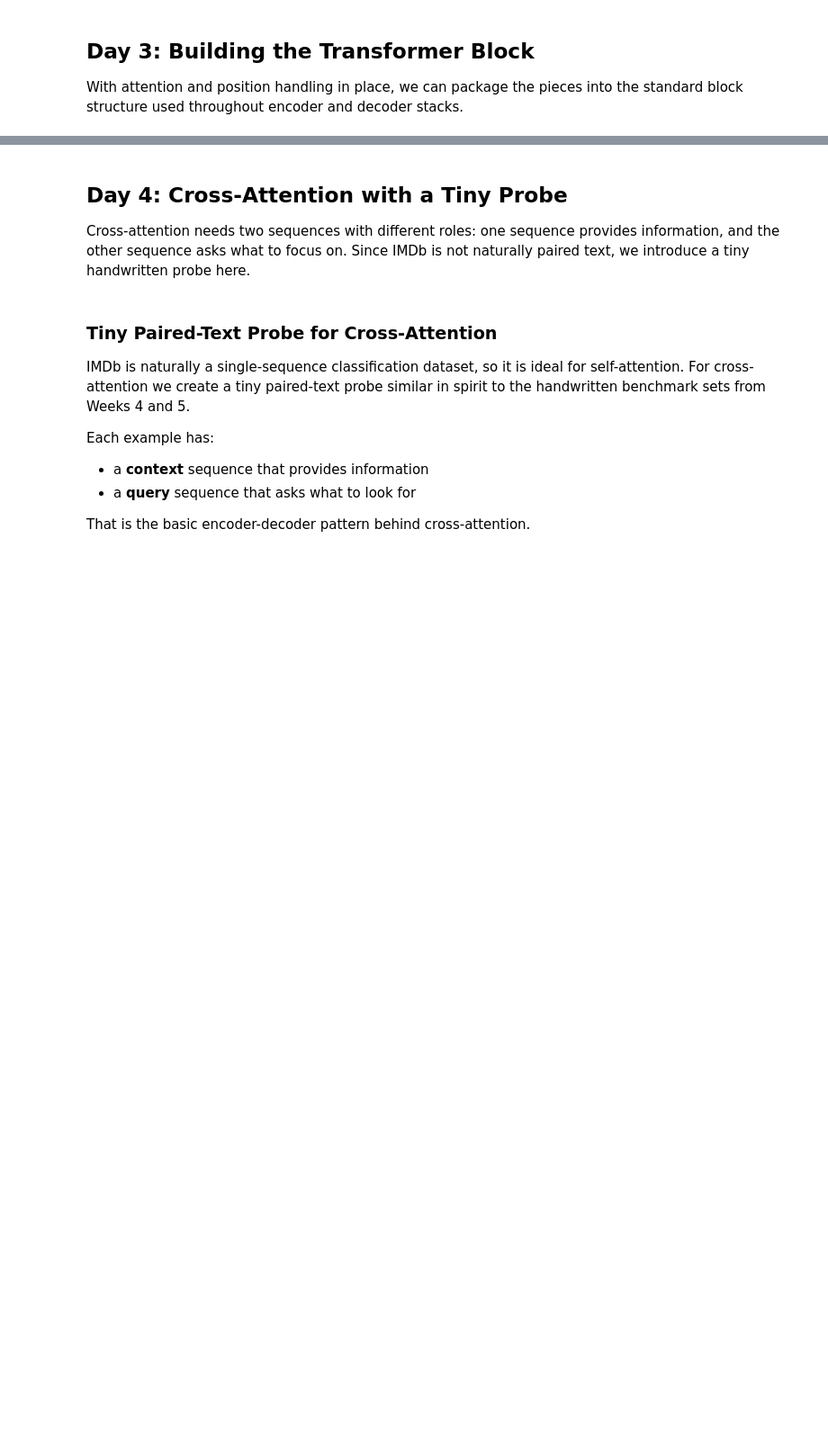
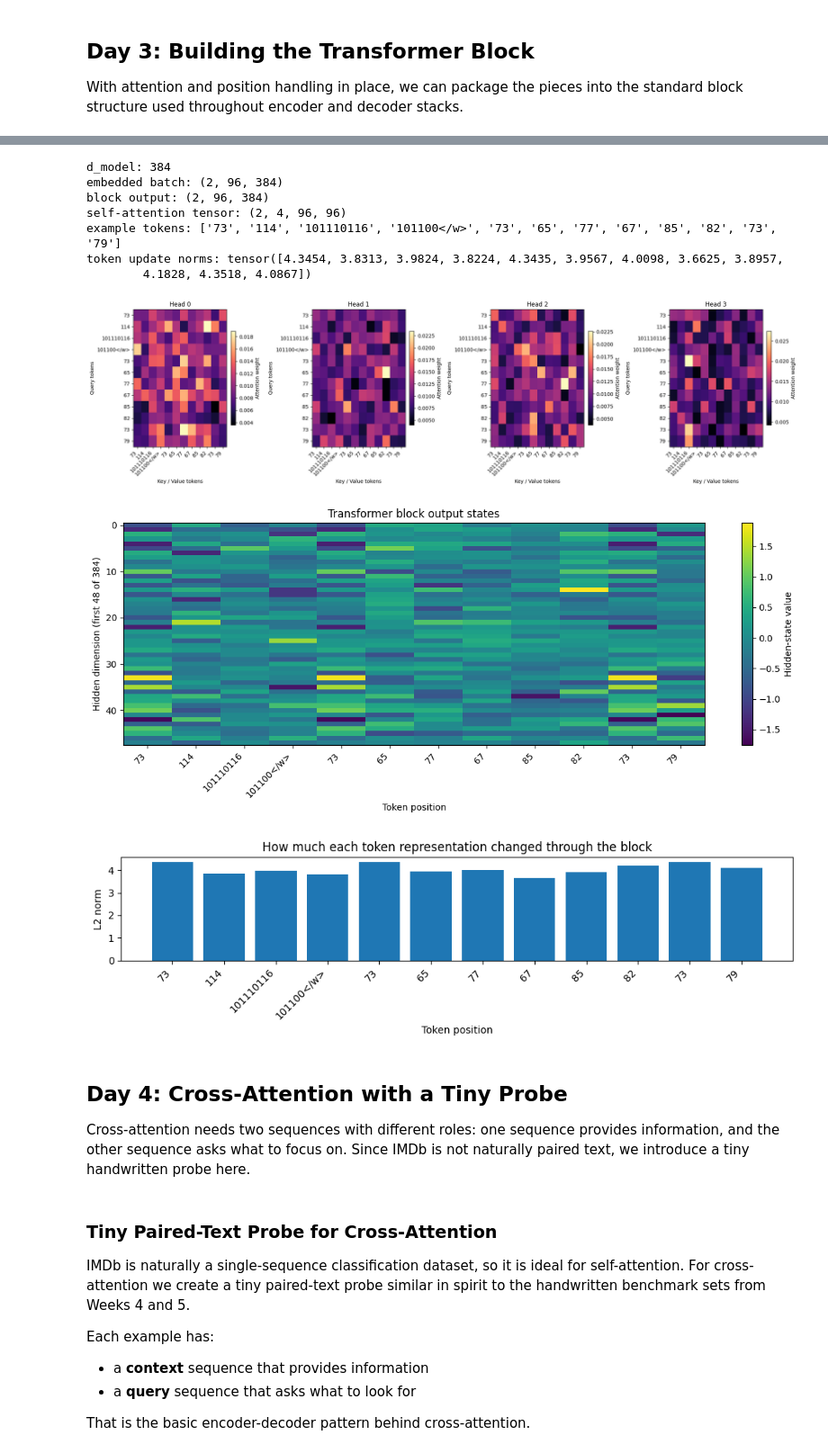
Before and after one commit to mdossett204/AI-maths-foundations, a Jupyter notebook: NLP-learning-notebooks/week6-transformer/Week_6_transformer_attention.ipynb, the cells around one changed output, grey strips where cells are left out. Shown at 90% size. Saved outputs shown, nothing was run; the diff lists cells and outputs as text; code cells hidden in the pictures; blank space fills up the shorter version.

```diff
--- a/NLP-learning-notebooks/week6-transformer/Week_6_transformer_attention.ipynb
+++ b/NLP-learning-notebooks/week6-transformer/Week_6_transformer_attention.ipynb
@@ -276,35 +377,83 @@ This helps optimization and preserves useful information from earlier layers.
 # %%
-torch.manual_seed(204)
-
 batch_size = 2
 seq_len = 96
-d_model = 64
+d_model = embedding_weight.size(1)
 num_heads = 4
 
 sample_ids = input_ids[:batch_size, :seq_len].to(device)
 sample_masks = attention_masks[:batch_size, :seq_len].to(device)
 
-embedding = nn.Embedding(vocab_config["vocab_size"], d_model, padding_idx=vocab_config["pad_id"]).to(device)
-sample_states = embedding(sample_ids)
+sample_states = embedding_weight[sample_ids]
 
 transformer_block = TransformerBlock(
     d_model=d_model,
     num_heads=num_heads,
-    mlp_hidden_dim=128,
+    mlp_hidden_dim=4 * d_model,
     dropout=0.0,
     use_rope=True,
     enable_cross_attention=False,
 ).to(device)
 
 block_output, block_attentions = transformer_block(
     x=sample_states,
     attention_mask=sample_masks,
     return_attentions=True,
 )
 
+example_idx = 0
+valid_len = int(sample_masks[example_idx].sum().item())
+display_len = min(12, valid_len)
+example_tokens = [id_to_token[int(token_id)] for token_id in sample_ids[example_idx, :display_len].tolist()]
+
+example_attention = block_attentions["self_attention"][example_idx:example_idx + 1, :, :display_len, :display_len].detach().cpu()
+example_output = block_output[example_idx, :display_len].detach().cpu()
+example_input = sample_states[example_idx, :display_len].detach().cpu()
+delta_norm = (example_output - example_input).norm(dim=-1)
+
+print("d_model:", d_model)
 print("embedded batch:", tuple(sample_states.shape))
 print("block output:", tuple(block_output.shape))
 print("self-attention tensor:", tuple(block_attentions["self_attention"].shape))
+print("example tokens:", example_tokens)
+print("token update norms:", delta_norm)
+
+plot_attention_heads(
+    example_attention,
+    query_tokens=example_tokens,
+    key_tokens=None,
+    max_heads=4,
+    batch_idx=0,
+)
+
+plt.figure(figsize=(12, 5))
+plt.imshow(example_output[:, :48].T, aspect="auto", cmap="viridis")
+plt.colorbar(label="Hidden-state value")
+plt.xticks(range(display_len), example_tokens, rotation=45, ha="right")
+plt.xlabel("Token position")
+plt.ylabel("Hidden dimension (first 48 of 384)")
+plt.title("Transformer block output states")
+plt.tight_layout()
+plt.show()
+
+plt.figure(figsize=(10, 3))
+plt.bar(range(display_len), delta_norm.numpy())
+plt.xticks(range(display_len), example_tokens, rotation=45, ha="right")
+plt.ylabel("L2 norm")
+plt.xlabel("Token position")
+plt.title("How much each token representation changed through the block")
+plt.tight_layout()
+plt.show()
+# %% [output]
+d_model: 384
+embedded batch: (2, 96, 384)
+block output: (2, 96, 384)
+self-attention tensor: (2, 4, 96, 96)
+example tokens: ['73', '114', '101110116', '101100</w>', '73', '65', '77', '67', '85', '82', '73', '79']
+token update norms: tensor([4.3454, 3.8313, 3.9824, 3.8224, 4.3435, 3.9567, 4.0098, 3.6625, 3.8957,
+        4.1828, 4.3518, 4.0867])
+[figure, added]
+[figure, added]
+[figure, added]
 # %% [markdown]
 ## Day 4: Cross-Attention with a Tiny Probe
 Cross-attention needs two sequences with different roles: one sequence provides information, and the other sequence asks what to focus on. Since IMDb is not naturally paired text, we introduce a tiny handwritten probe here.
```
Also changed, not shown: parts of 6 cells of this notebook.
